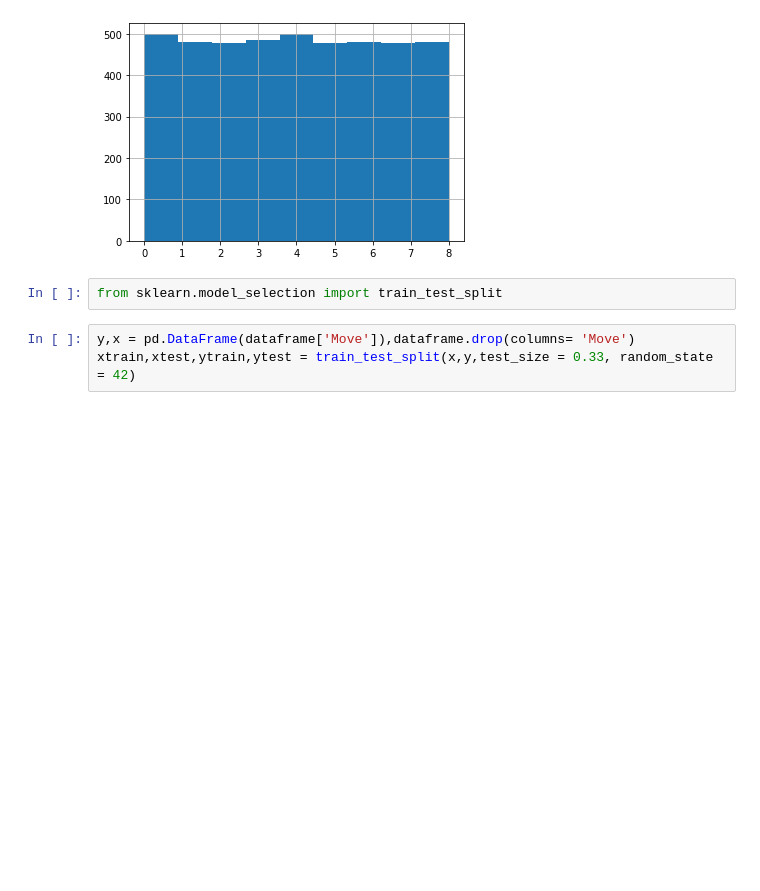
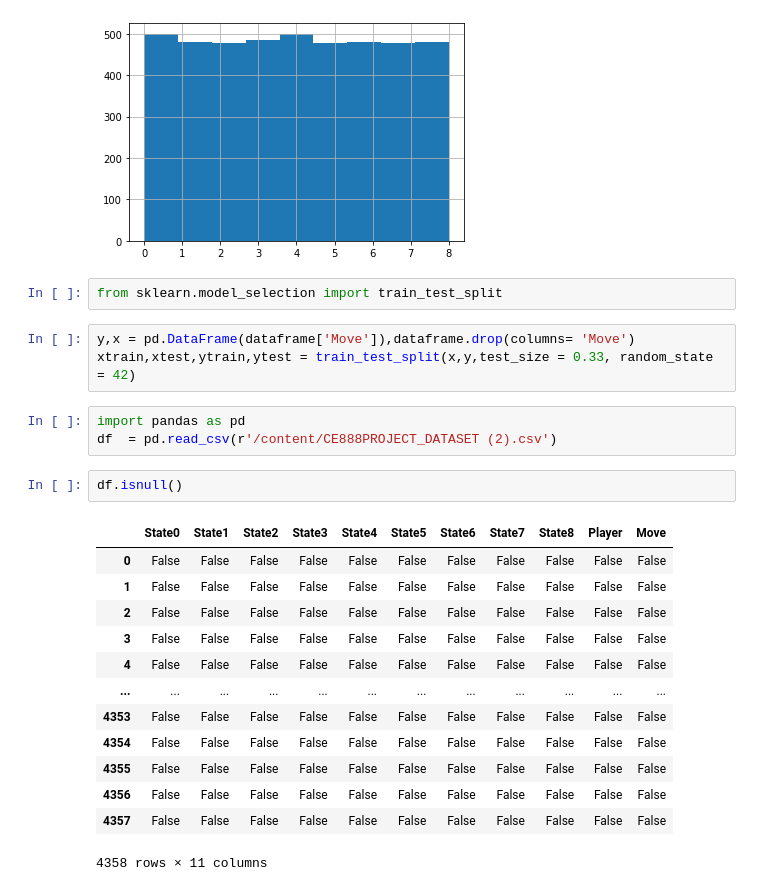
Before and after one commit to RohanDwivedi/CE888-LAB-Solutions-, a Jupyter notebook: CE888 PROJECT/ CE888_PRJ_DATA_GEN.ipynb, the cells around one changed output. Saved outputs shown, nothing was run; the diff lists cells and outputs as text; blank space fills up the shorter version.

```diff
--- a/CE888 PROJECT/ CE888_PRJ_DATA_GEN.ipynb
+++ b/CE888 PROJECT/ CE888_PRJ_DATA_GEN.ipynb
@@ -314,3 +314,22 @@ from sklearn.model_selection import train_test_split
 # %%
 y,x = pd.DataFrame(dataframe['Move']),dataframe.drop(columns= 'Move')
 xtrain,xtest,ytrain,ytest = train_test_split(x,y,test_size = 0.33, random_state = 42)
+# %%
+import pandas as pd
+df  = pd.read_csv(r'/content/CE888PROJECT_DATASET (2).csv')
+# %%
+df.isnull()
+# %% [output]
+|  | State0 | State1 | State2 | State3 | State4 | State5 | State6 | State7 | State8 | Player | Move |
+| 0 | False | False | False | False | False | False | False | False | False | False | False |
+| 1 | False | False | False | False | False | False | False | False | False | False | False |
+| 2 | False | False | False | False | False | False | False | False | False | False | False |
+| 3 | False | False | False | False | False | False | False | False | False | False | False |
+| 4 | False | False | False | False | False | False | False | False | False | False | False |
+| ... | ... | ... | ... | ... | ... | ... | ... | ... | ... | ... | ... |
+| 4353 | False | False | False | False | False | False | False | False | False | False | False |
+| 4354 | False | False | False | False | False | False | False | False | False | False | False |
+| 4355 | False | False | False | False | False | False | False | False | False | False | False |
+| 4356 | False | False | False | False | False | False | False | False | False | False | False |
+| 4357 | False | False | False | False | False | False | False | False | False | False | False |
+4358 rows × 11 columns
```
